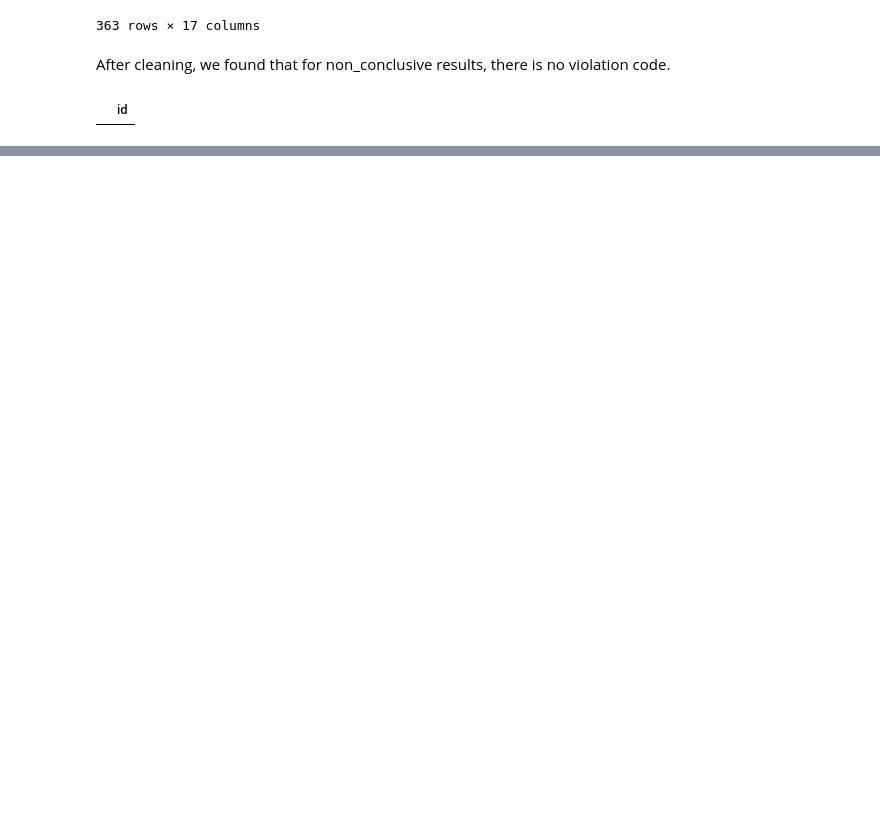
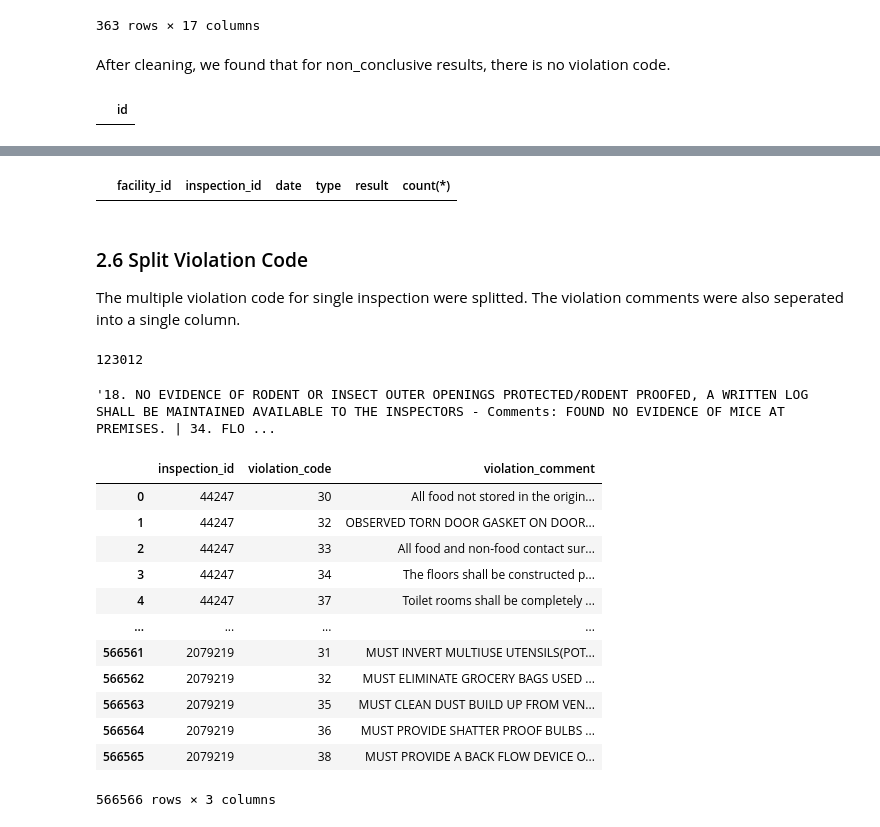
Before and after one commit to delongmeng/Chicago_Food_Inspection, a Jupyter notebook: data_integrity_check.ipynb, the cells around one changed output, grey strips where cells are left out. Drawn from its saved outputs; the diff is of its cells as text; code cells hidden in the pictures; blank space fills up the shorter version.

```diff
--- a/data_integrity_check.ipynb
+++ b/data_integrity_check.ipynb
@@ -404,0 +467,45 @@ non_conclusive_cleaned
+# %%
+sql = """
+select facility_id,inspection_id,date,type,result, count(*)
+from Inspection join Facility_Inspection on id = inspection_id
+group by facility_id, date, type
+having count(*) > 1;
+"""
+duplicate_inspection_cleaned = pd.read_sql_query(sql, con)
+
+duplicate_inspection_cleaned
+# %% [output]
+|  | facility_id | inspection_id | date | type | result | count(*) |
+# %% [markdown]
+### 2.6 Split Violation Code
+The multiple violation code for single inspection were splitted. The violation comments were also seperated into a single column.
+# %%
+orig_data['Violations'].count()
+# %% [output]
+123012
+# %%
+orig_data.loc[66348, 'Violations']
+# %% [output]
+'18. NO EVIDENCE OF RODENT OR INSECT OUTER OPENINGS PROTECTED/RODENT PROOFED, A WRITTEN LOG SHALL BE MAINTAINED AVAILABLE TO THE INSPECTORS - Comments: FOUND NO EVIDENCE OF MICE AT PREMISES. | 34. FLO ...
+# %%
+sql = """
+select *
+from Inspection_Violation;
+"""
+Inspection_Violation = pd.read_sql_query(sql, con)
+
+Inspection_Violation
+# %% [output]
+|  | inspection_id | violation_code | violation_comment |
+| 0 | 44247 | 30 | All food not stored in the origin... |
+| 1 | 44247 | 32 | OBSERVED TORN DOOR GASKET ON DOOR... |
+| 2 | 44247 | 33 | All food and non-food contact sur... |
+| 3 | 44247 | 34 | The floors shall be constructed p... |
+| 4 | 44247 | 37 | Toilet rooms shall be completely ... |
+| ... | ... | ... | ... |
+| 566561 | 2079219 | 31 | MUST INVERT MULTIUSE UTENSILS(POT... |
+| 566562 | 2079219 | 32 | MUST ELIMINATE GROCERY BAGS USED ... |
+| 566563 | 2079219 | 35 | MUST CLEAN DUST BUILD UP FROM VEN... |
+| 566564 | 2079219 | 36 | MUST PROVIDE SHATTER PROOF BULBS ... |
+| 566565 | 2079219 | 38 | MUST PROVIDE A BACK FLOW DEVICE O... |
+566566 rows × 3 columns
```
Also changed, not shown: parts of 20 cells of this notebook.
